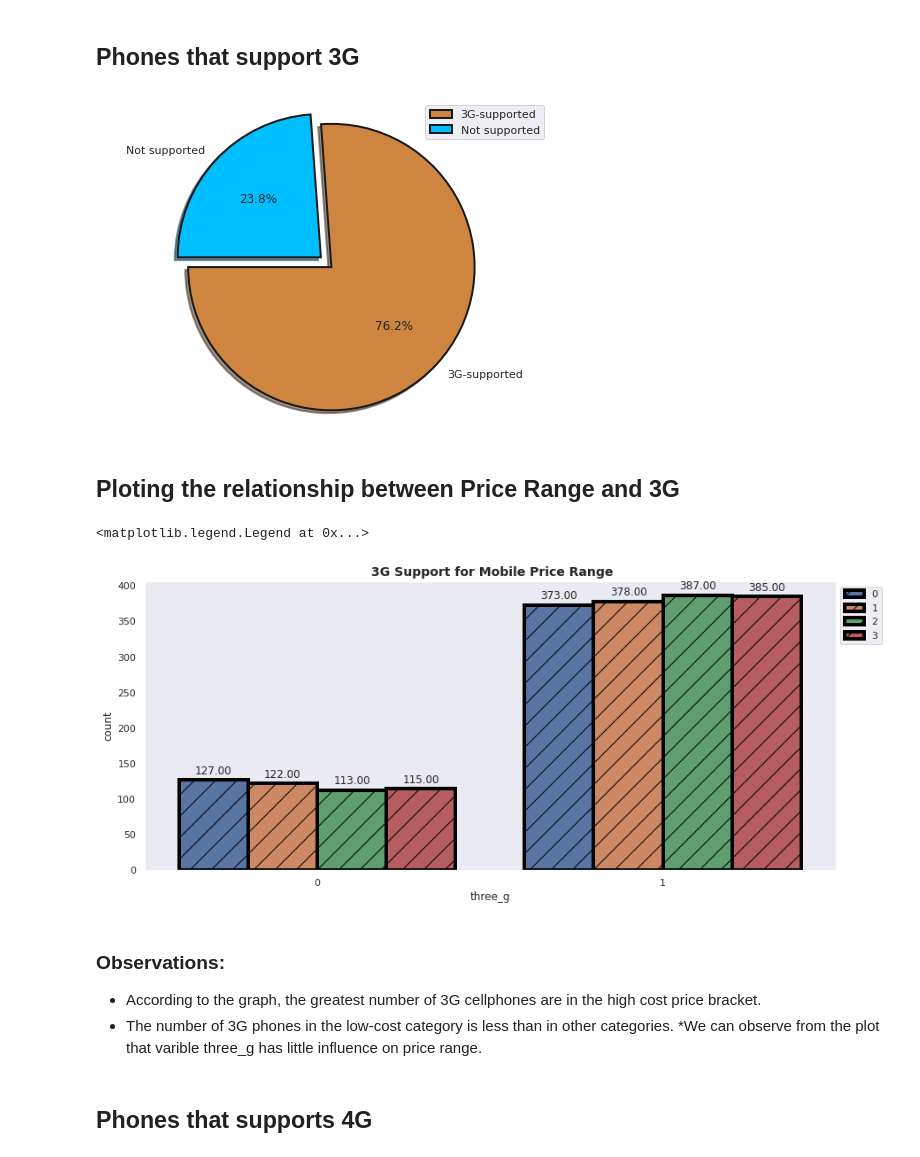
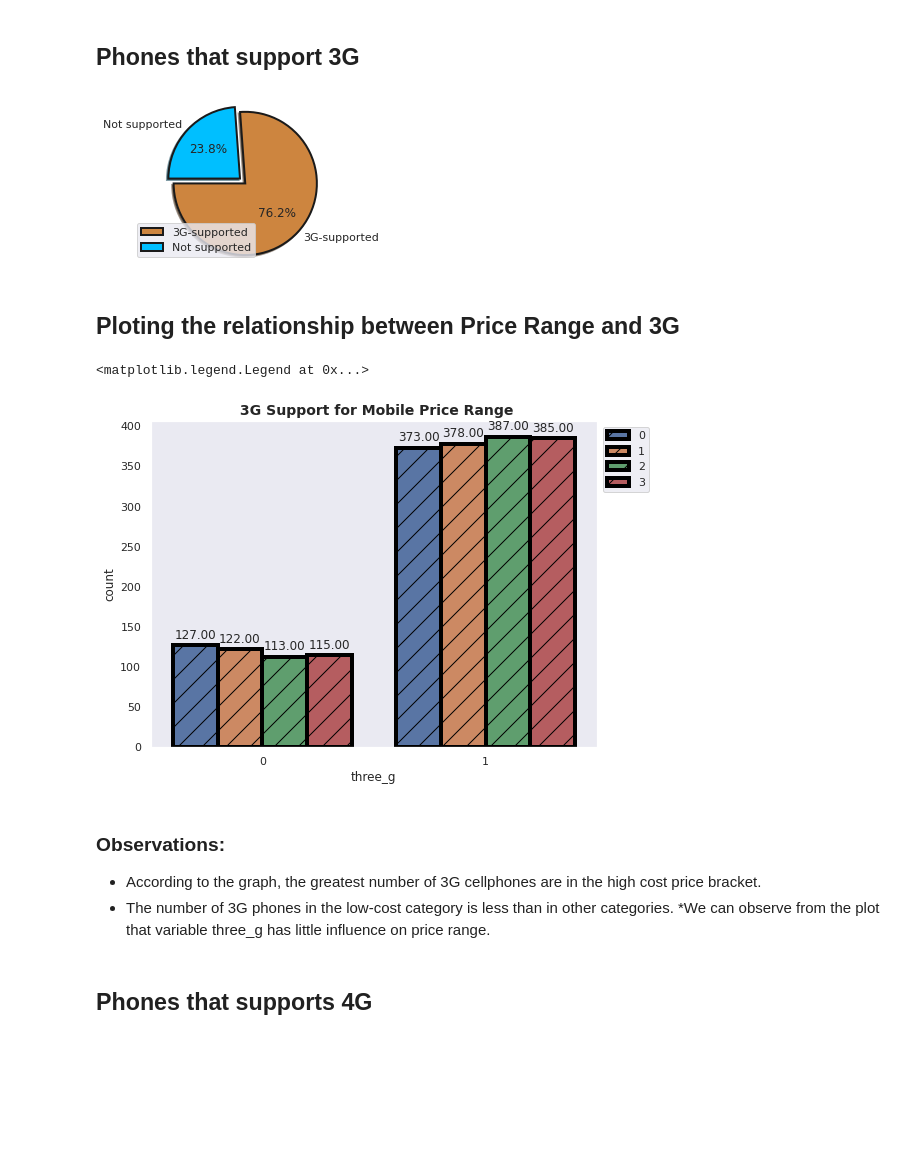
Before and after one commit to aryarajat/Mobile-Price-Range-Prediction, a Jupyter notebook: Mobile_Price_Range_Prediction.ipynb, the cells around one changed output. Drawn from its saved outputs; the diff is of its cells as text; code cells hidden in the pictures; blank space fills up the shorter version.

```diff
--- a/Mobile_Price_Range_Prediction.ipynb
+++ b/Mobile_Price_Range_Prediction.ipynb
@@ -200,7 +214,7 @@ mobile_df.corr()
 | price_range | 0.200723 | 0.020573 | -0.006606 | 0.017444 | 0.021998 | 0.014772 | 0.044435 | 0.000853 | -0.030302 | ... |
 # %%
 # Plot the heatmap for the above correlation matrix
-sns.set(rc={'figure.figsize':(15,12)})
+sns.set(rc={'figure.figsize':(14,12)})
 sns.heatmap(mobile_df.corr(), annot=True,fmt=".2f")
 # %% [output]
 <matplotlib.axes._subplots.AxesSubplot at 0x...>
@@ -449,27 +463,27 @@ No handles with labels found to put in legend.
 ## **Phones that support 3G**
 # %%
 # Parameters for the graph
-plt.figure(figsize=(8,6))
+plt.figure(figsize=(4,3))
 wedgeprops = {"linewidth": 2, "edgecolor":"k"}
 labels = ["3G-supported",'Not supported']
 values = mobile_df['three_g'].value_counts().values
 
 # Ploting the graph
 
 myexplode = [0.1, 0]
 colors = ['peru', 'deepskyblue']
 plt.pie(values, labels=labels, autopct='%1.1f%%', shadow=True, startangle=180,
        colors=colors, explode = myexplode, wedgeprops = wedgeprops)
 plt.axis('equal')
 plt.legend()
 plt.show()
 # %% [output]
-[figure, old version]
+[figure, new version]
 # %% [markdown]
 ## **Ploting the relationship between Price Range and 3G**
 # %%
 # Here, we plot count plot for the 3G mobiles
-plt.figure(figsize=(14,6))
+plt.figure(figsize=(8,6))
 ax=sns.countplot(mobile_df['three_g'],data=mobile_df, hue='price_range',lw=4, ec='black', hatch='/')
 for p in ax.patches:
   ax.annotate(format(p.get_height(), '.2f'), (p.get_x() + p.get_width() / 2., p.get_height())
@@ -480,14 +494,14 @@ plt.title(" 3G Support for Mobile Price Range", fontsize=14, fontweight="bold")
 plt.legend(bbox_to_anchor=(1,1), loc="upper left")
 # %% [output]
 <matplotlib.legend.Legend at 0x...>
-[figure, old version]
+[figure, new version]
 # %% [markdown]
 ### Observations:
 
 
 *   According to the graph, the greatest number of 3G cellphones are in the high cost price bracket.
 *   The number of 3G phones in the low-cost category is less than in other categories.
-*We can observe from the plot that varible three_g has little influence on price range.
+*We can observe from the plot that variable three_g has little influence on price range.
 # %% [markdown]
 ## **Phones that supports 4G**
 # %%
```
Also changed, not shown: parts of 102 cells of this notebook.
